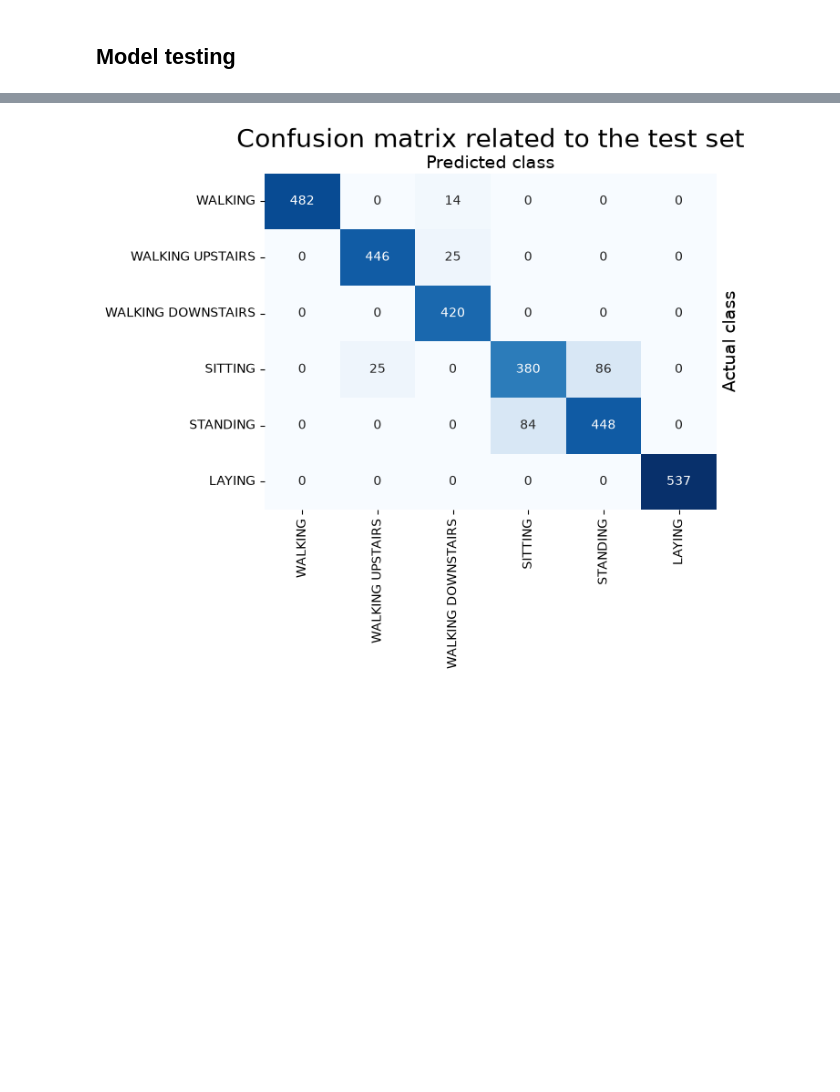
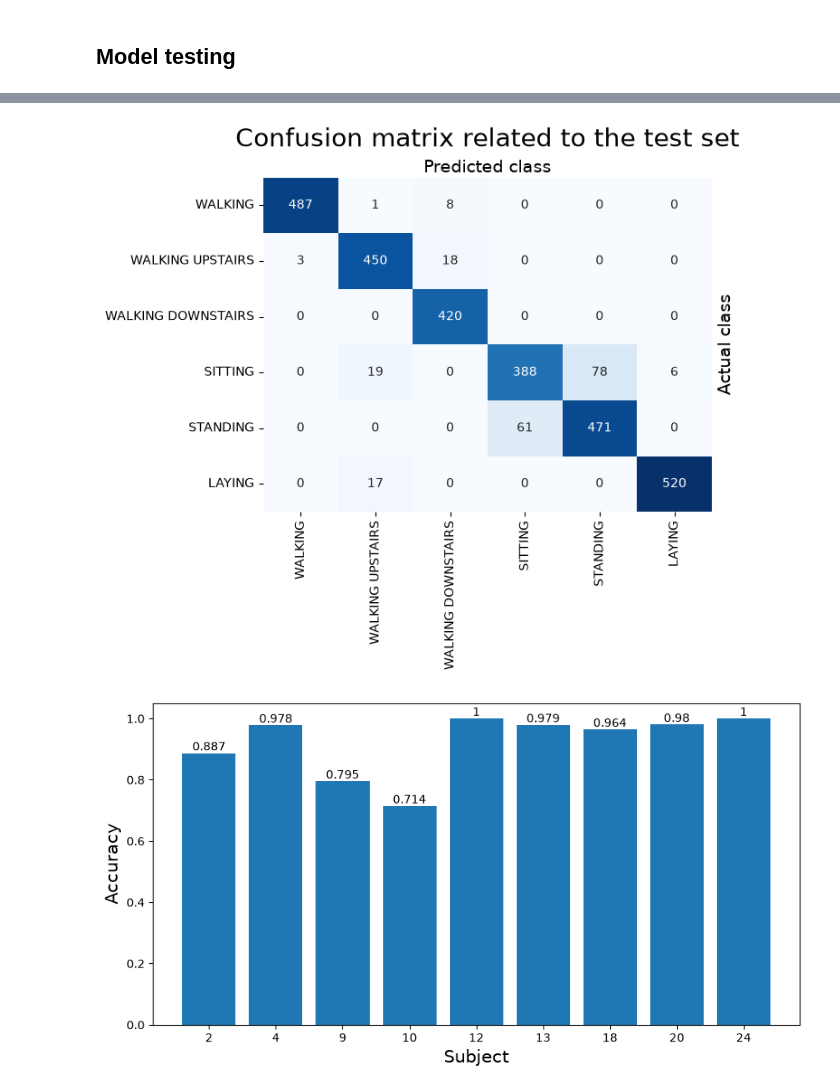
Before and after one commit to SciarraColonna/master-thesis, a Jupyter notebook: src/main.ipynb, the cells around one changed output, grey strips where cells are left out. Drawn from its saved outputs; the diff is of its cells as text; code cells hidden in the pictures; blank space fills up the shorter version.

```diff
--- a/src/main.ipynb
+++ b/src/main.ipynb
@@ -58,21 +58,22 @@ signals_path = [
 
 def split_for_validation (train_dataset):
     val_subjects_split = math.floor(VALIDATION_SPLIT * TRAINING_SUBJECTS)
+    train_subjects_split = TRAINING_SUBJECTS - val_subjects_split
     train_subjects = np.loadtxt(data_path["train"] + "subject_train.txt").astype("int")
 
     counter = 0
     curr_subj = 0
-    train_split_start = 0
+    val_split_start = 0
     for subj in train_subjects:
-        train_split_start += 1
+        val_split_start += 1
         if subj != curr_subj:
             curr_subj = subj
             counter += 1
-        if counter == val_subjects_split + 1:
+        if counter == train_subjects_split + 1:
             break
 
-    validation_subset = Subset(train_dataset, [i for i in range(0, train_split_start)])
-    train_subset = Subset(train_dataset, [i for i in range (train_split_start, train_dataset.__len__())])
+    train_subset = Subset(train_dataset, [i for i in range(0, val_split_start)])
+    validation_subset = Subset(train_dataset, [i for i in range (val_split_start, train_dataset.__len__())])
 
     return (train_subset, validation_subset)
 
@@ -105,10 +106,10 @@ train_dataset = HARDataset("train")
 
 train_subset, validation_subset = split_for_validation(train_dataset)
 train_dataloader = DataLoader(train_subset, batch_size=BATCH_SIZE, shuffle=True)
-validation_dataloader = DataLoader(validation_subset, batch_size=BATCH_SIZE, shuffle=False)
+validation_dataloader = DataLoader(validation_subset, batch_size=1, shuffle=False)
 
 test_dataset = HARDataset("test")
-test_dataloader = DataLoader(test_dataset, batch_size=BATCH_SIZE, shuffle=False)
+test_dataloader = DataLoader(test_dataset, batch_size=1, shuffle=False)
 # %% [markdown]
 ## **Data stats and plottings**
 # %%
@@ -264,7 +265,7 @@ class BaselineModel (nn.Module):
 
 model = BaselineModel(NUM_CLASSES)
 criterion = nn.CrossEntropyLoss()
-optimizer = torch.optim.Adam(model.parameters(), lr=LEARNING_RATE)
+optimizer = torch.optim.AdamW(model.parameters(), lr=LEARNING_RATE)
 # %% [markdown]
 ## **Model evalution and metrics**
 # %%
@@ -450,14 +451,22 @@ model.load_state_dict(torch.load("../model/weights.pt", weights_only=True))
 model.eval()
 
 
+stats = dict()
 test_loss = 0
 
 for i, data in enumerate(test_dataloader):
     inputs, labels = data
-    outputs = torch.squeeze(model(inputs))
+    outputs = model(inputs)
 
     loss = criterion(outputs, labels)
     test_loss += loss.item()
+
+    subj_idx = int(test_dataset.subjects[i])
+    if subj_idx not in stats:
+        stats[subj_idx] = [0, 0]
+
+    stats[subj_idx][0] += batch_accuracy(outputs, labels)
+    stats[subj_idx][1] += 1
 
 test_loss = round(test_loss / len(test_dataloader), 4)
 test_acc = evaluate(model, test_dataloader)
@@ -466,4 +475,20 @@ print("Test loss:", test_loss)
 print("Test accuracy:", str(test_acc) + "%")
 
 plot_conf_matrix(model, test_dataloader, title="Confusion matrix related to the test set")
+
+
+acc_per_subj = np.zeros((NUM_SUBJECTS - TRAINING_SUBJECTS,))
+idx = 0
+for subj_idx in stats:
+    acc_per_subj[idx] = round(stats[subj_idx][0] / stats[subj_idx][1], 3)
+    idx += 1
+
+x = list(map(str, list(stats.keys())))
+plt.figure(figsize=(10, 5))
+bars = plt.bar(x, acc_per_subj)
+plt.bar_label(bars)
+
+plt.xlabel("Subject", fontsize=15)
+plt.ylabel("Accuracy", fontsize=15)
+plt.show()
 # %% [output]
@@ -472 +497,2 @@ Test accuracy: 92.06%
-[figure, old version]
+[figure, new version]
+[figure, added]
```
Also changed, not shown: parts of 3 cells of this notebook.
